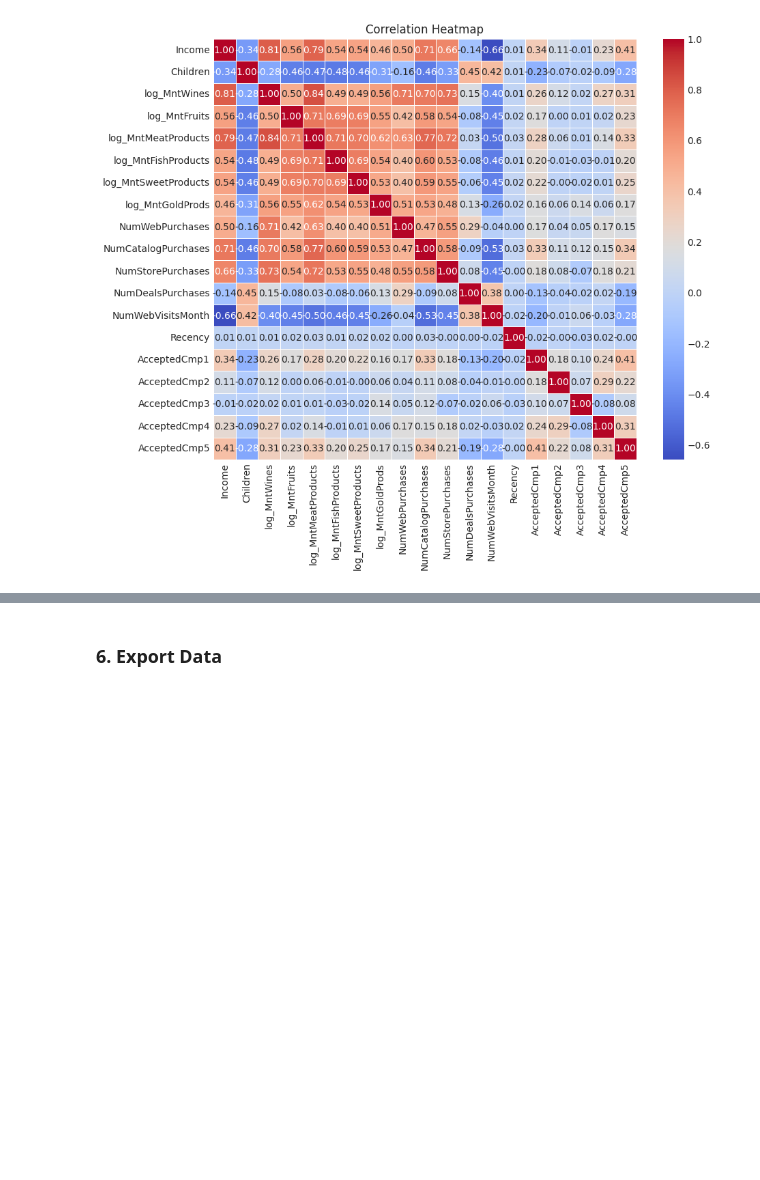
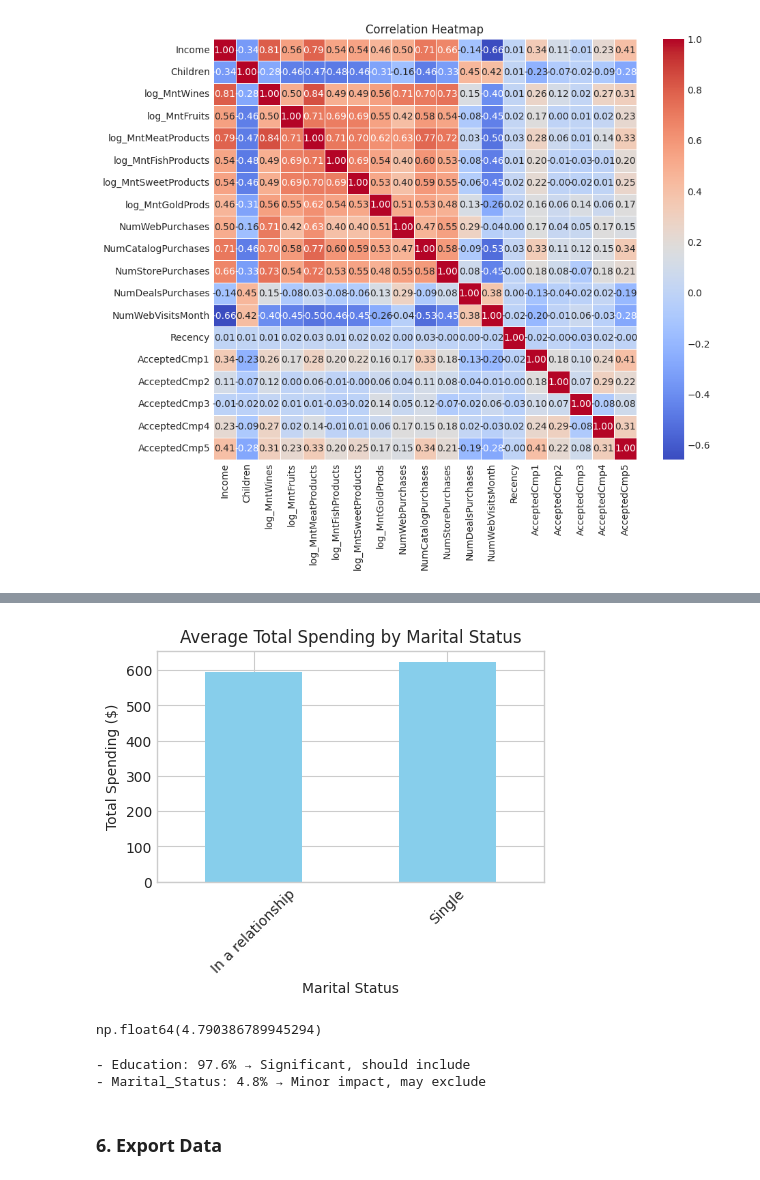
Before and after one commit to nh-adorie/adorie-data-projects, a Jupyter notebook: customer-personality-analysis/notebooks/1_eda_cleaning.ipynb, the cells around one changed output, grey strips where cells are left out. Saved outputs shown, nothing was run; the diff lists cells and outputs as text; code cells hidden in the pictures; blank space fills up the shorter version.

```diff
--- a/customer-personality-analysis/notebooks/1_eda_cleaning.ipynb
+++ b/customer-personality-analysis/notebooks/1_eda_cleaning.ipynb
@@ -685,0 +728,11 @@ plt.show()
+# %%
+# visualize
+plt.figure(figsize=(5, 3))
+marital_spending['MntTotal'].plot(kind='bar', color='skyblue')
+plt.title('Average Total Spending by Marital Status')
+plt.ylabel('Total Spending ($)')
+plt.xlabel('Marital Status')
+plt.xticks(rotation=45)
+plt.show()
+# %% [output]
+[figure, added]
@@ -686,3 +750,21 @@ plt.show()
+# %%
+marital_range_pct
+# %% [output]
+np.float64(4.790386789945294)
+# %%
+# conclusion
+if edu_range_pct > 20:
+    print(f"- Education: {edu_range_pct:.1f}% → Significant, should include")
+else:
+    print(f"- Education: {edu_range_pct:.1f}% → Minor impact, may exclude")
+
+if marital_range_pct > 20:
+    print(f"- Marital_Status: {marital_range_pct:.1f}% → Significant, should include")
+else:
+    print(f"- Marital_Status: {marital_range_pct:.1f}% → Minor impact, may exclude")
+# %% [output]
+- Education: 97.6% → Significant, should include
+- Marital_Status: 4.8% → Minor impact, may exclude
 # %% [markdown]
 ### 6. Export Data
 # %%
```
Also changed, not shown: parts of 8 cells of this notebook, 2 other files.
